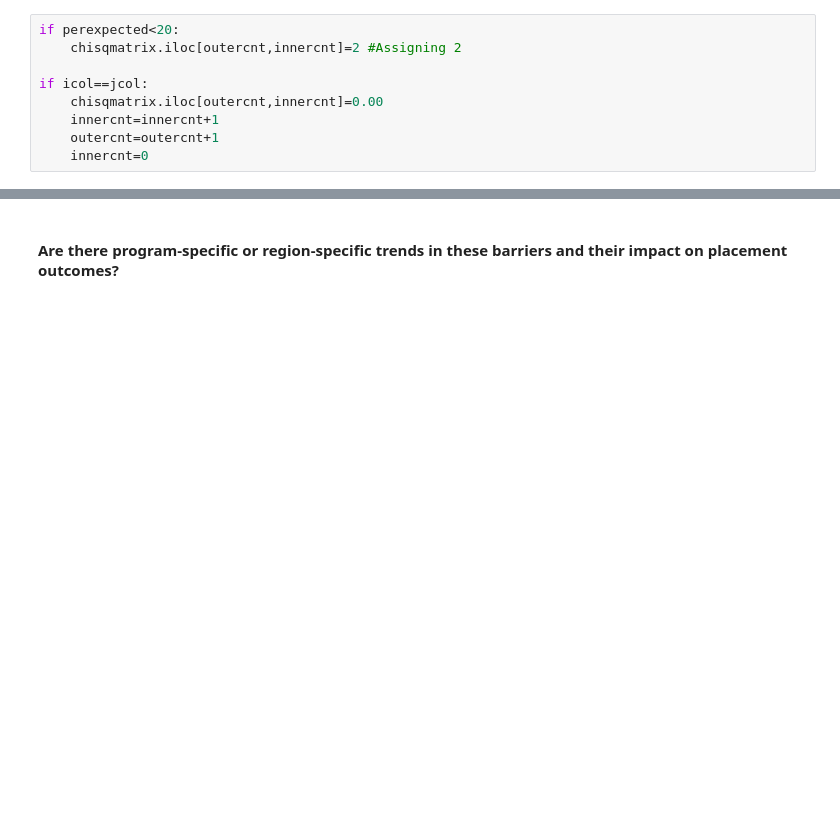
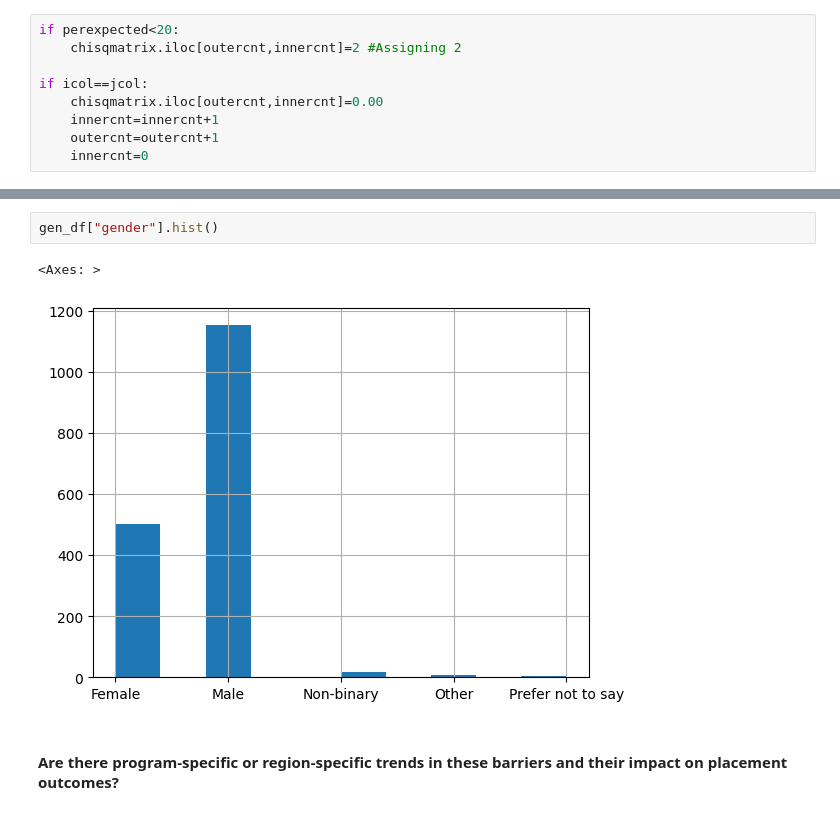
Before and after one commit to Meg-Guidry/Codeop_individul_project, a Jupyter notebook: Codeop_individual_proj_final.ipynb, the cells around one changed output, grey strips where cells are left out. Drawn from its saved outputs; the diff is of its cells as text; blank space fills up the shorter version.

```diff
--- a/Codeop_individual_proj_final.ipynb
+++ b/Codeop_individual_proj_final.ipynb
@@ -321,2 +364,7 @@ if icol==jcol:
+# %%
+gen_df["gender"].hist()
+# %% [output]
+<Axes: >
+[figure, added]
 # %% [markdown]
 #### Are there program-specific or region-specific trends in these barriers and their impact on placement outcomes?
```
Also changed, not shown: parts of 66 cells of this notebook.
